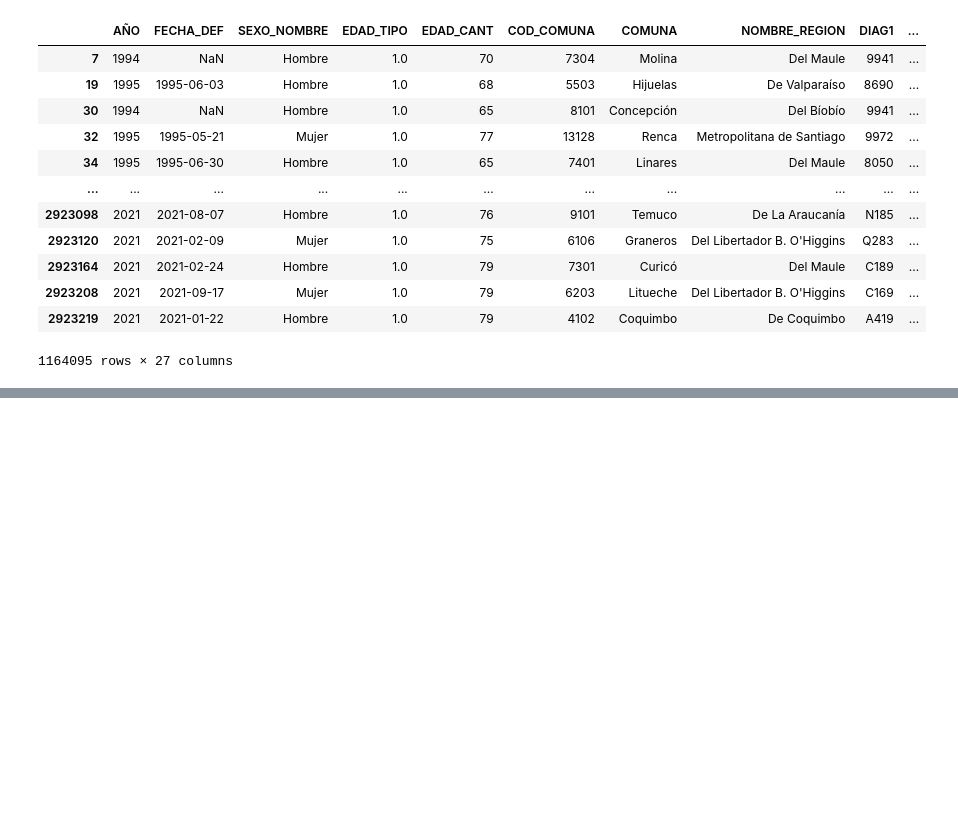
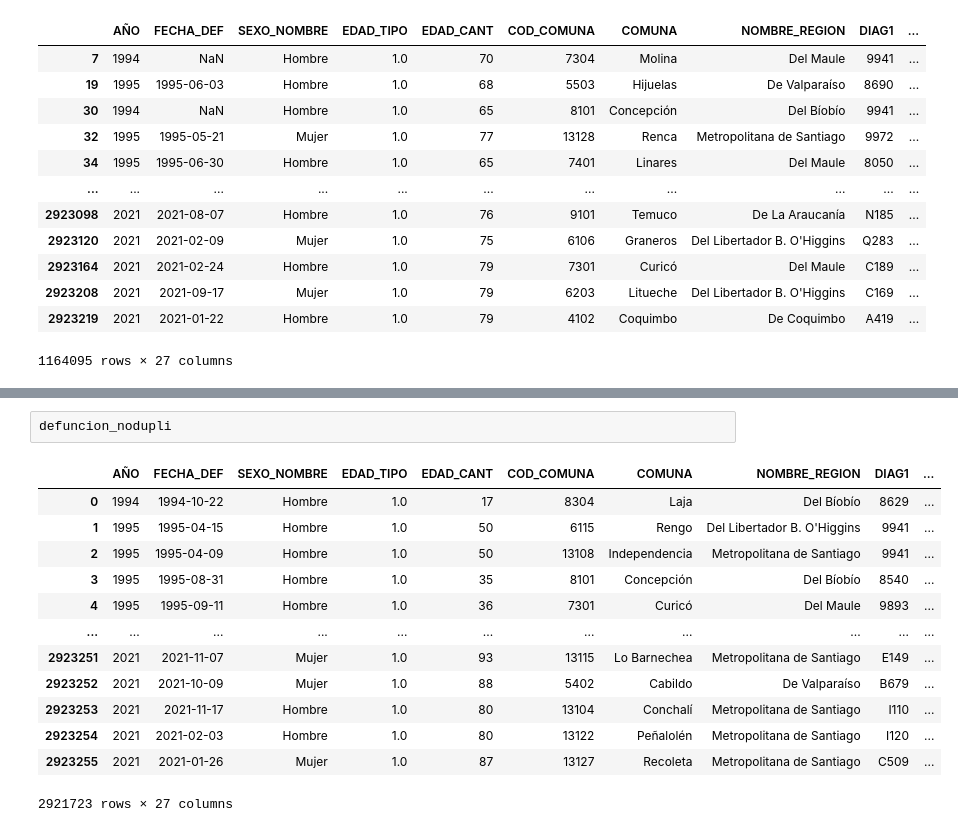
Before and after one commit to siwikiwi/ATDC--imt2200, a Jupyter notebook: proyecto_inicial.ipynb, the cells around one changed output, grey strips where cells are left out. Saved outputs shown, nothing was run; the diff lists cells and outputs as text; blank space fills up the shorter version.

```diff
--- a/proyecto_inicial.ipynb
+++ b/proyecto_inicial.ipynb
@@ -498,0 +401,16 @@ KeyError: "None of [Index([              'edad',  'diag1_Enfermedad1',  'diag1_E
+# %%
+defuncion_nodupli
+# %% [output]
+|  | AÑO | FECHA_DEF | SEXO_NOMBRE | EDAD_TIPO | EDAD_CANT | COD_COMUNA | COMUNA | NOMBRE_REGION | DIAG1 | ... |
+| 0 | 1994 | 1994-10-22 | Hombre | 1.0 | 17 | 8304 | Laja | Del Bíobío | 8629 | ... |
+| 1 | 1995 | 1995-04-15 | Hombre | 1.0 | 50 | 6115 | Rengo | Del Libertador B. O'Higgins | 9941 | ... |
+| 2 | 1995 | 1995-04-09 | Hombre | 1.0 | 50 | 13108 | Independencia | Metropolitana de Santiago | 9941 | ... |
+| 3 | 1995 | 1995-08-31 | Hombre | 1.0 | 35 | 8101 | Concepción | Del Bíobío | 8540 | ... |
+| 4 | 1995 | 1995-09-11 | Hombre | 1.0 | 36 | 7301 | Curicó | Del Maule | 9893 | ... |
+| ... | ... | ... | ... | ... | ... | ... | ... | ... | ... | ... |
+| 2923251 | 2021 | 2021-11-07 | Mujer | 1.0 | 93 | 13115 | Lo Barnechea | Metropolitana de Santiago | E149 | ... |
+| 2923252 | 2021 | 2021-10-09 | Mujer | 1.0 | 88 | 5402 | Cabildo | De Valparaíso | B679 | ... |
+| 2923253 | 2021 | 2021-11-17 | Hombre | 1.0 | 80 | 13104 | Conchalí | Metropolitana de Santiago | I110 | ... |
+| 2923254 | 2021 | 2021-02-03 | Hombre | 1.0 | 80 | 13122 | Peñalolén | Metropolitana de Santiago | I120 | ... |
+| 2923255 | 2021 | 2021-01-26 | Mujer | 1.0 | 87 | 13127 | Recoleta | Metropolitana de Santiago | C509 | ... |
+2921723 rows × 27 columns
```
Also changed, not shown: parts of 64 cells of this notebook.
